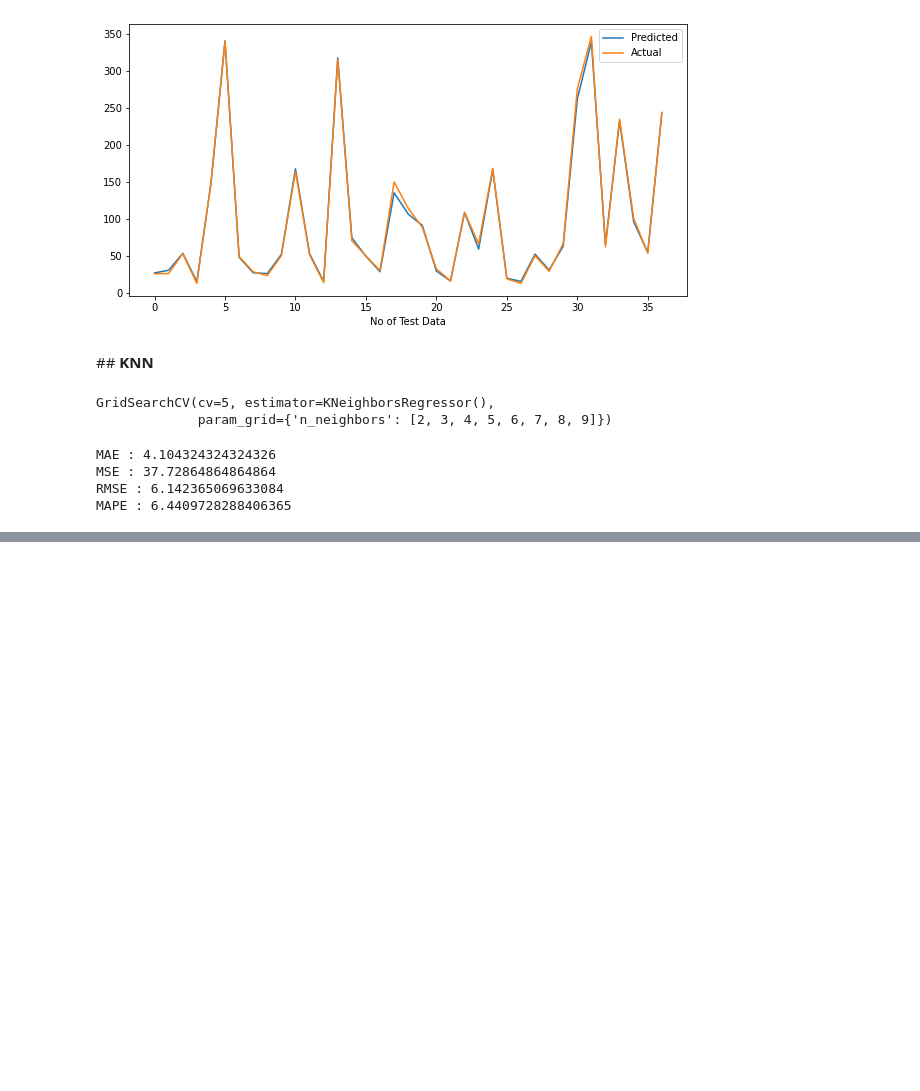
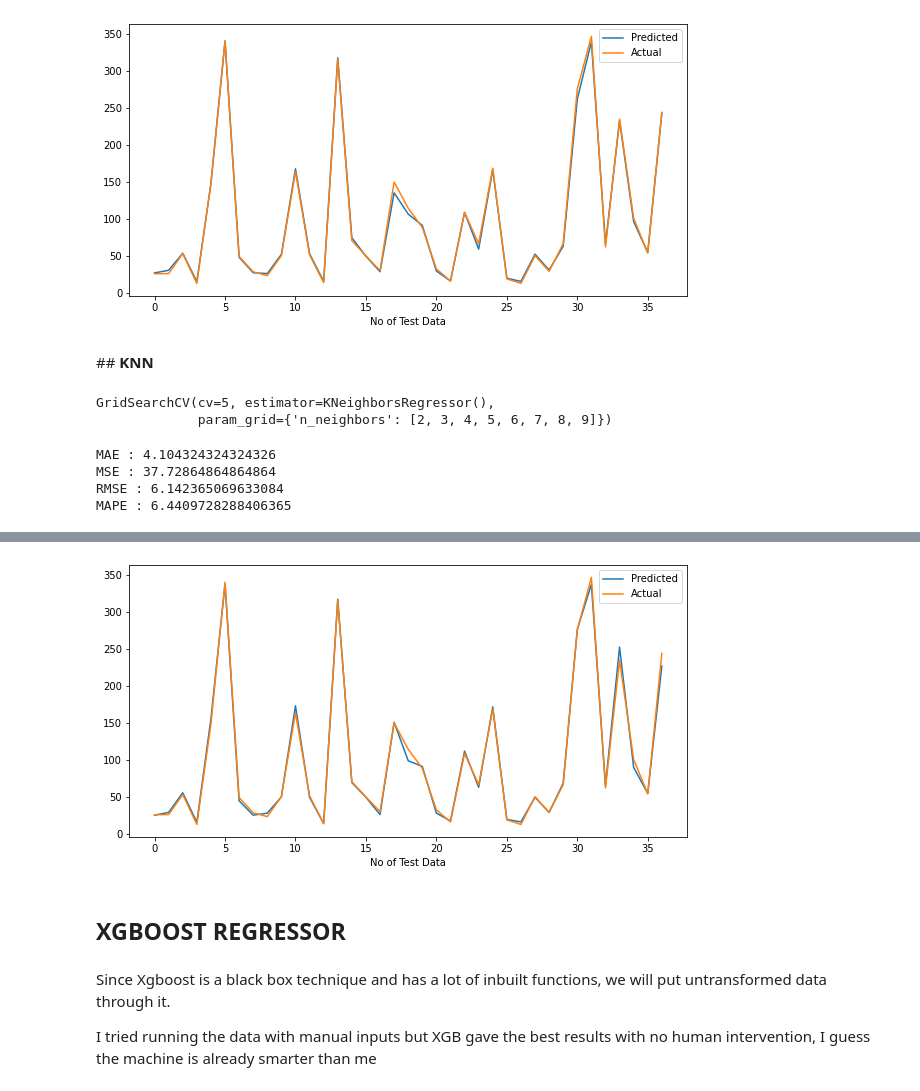
Before and after one commit to Kanika211/Yes_Bank_Stock_Closing_price, a Jupyter notebook: YES_Bank_Stock_Closing_Price.ipynb, the cells around one changed output, grey strips where cells are left out. Drawn from its saved outputs; the diff is of its cells as text; code cells hidden in the pictures; blank space fills up the shorter version.

```diff
--- a/YES_Bank_Stock_Closing_Price.ipynb
+++ b/YES_Bank_Stock_Closing_Price.ipynb
@@ -481,0 +533,16 @@ MAPE : 6.4409728288406365
+# %%
+#actual-predicted values plot
+plt.figure(figsize=(10,5))
+plt.plot(y_pred)
+plt.plot(np.array(y_test))
+plt.legend(["Predicted","Actual"])
+plt.xlabel('No of Test Data')
+plt.show()
+# %% [output]
+[figure, added]
+# %% [markdown]
+## <b>XGBOOST REGRESSOR</b>
+# %% [markdown]
+Since Xgboost is a black box technique and has a lot of inbuilt functions, we will put untransformed data through it.
+
+I tried running the data with manual inputs but XGB gave the best results with no human intervention, I guess the machine is already smarter than me
```
Also changed, not shown: parts of 13 cells of this notebook.
